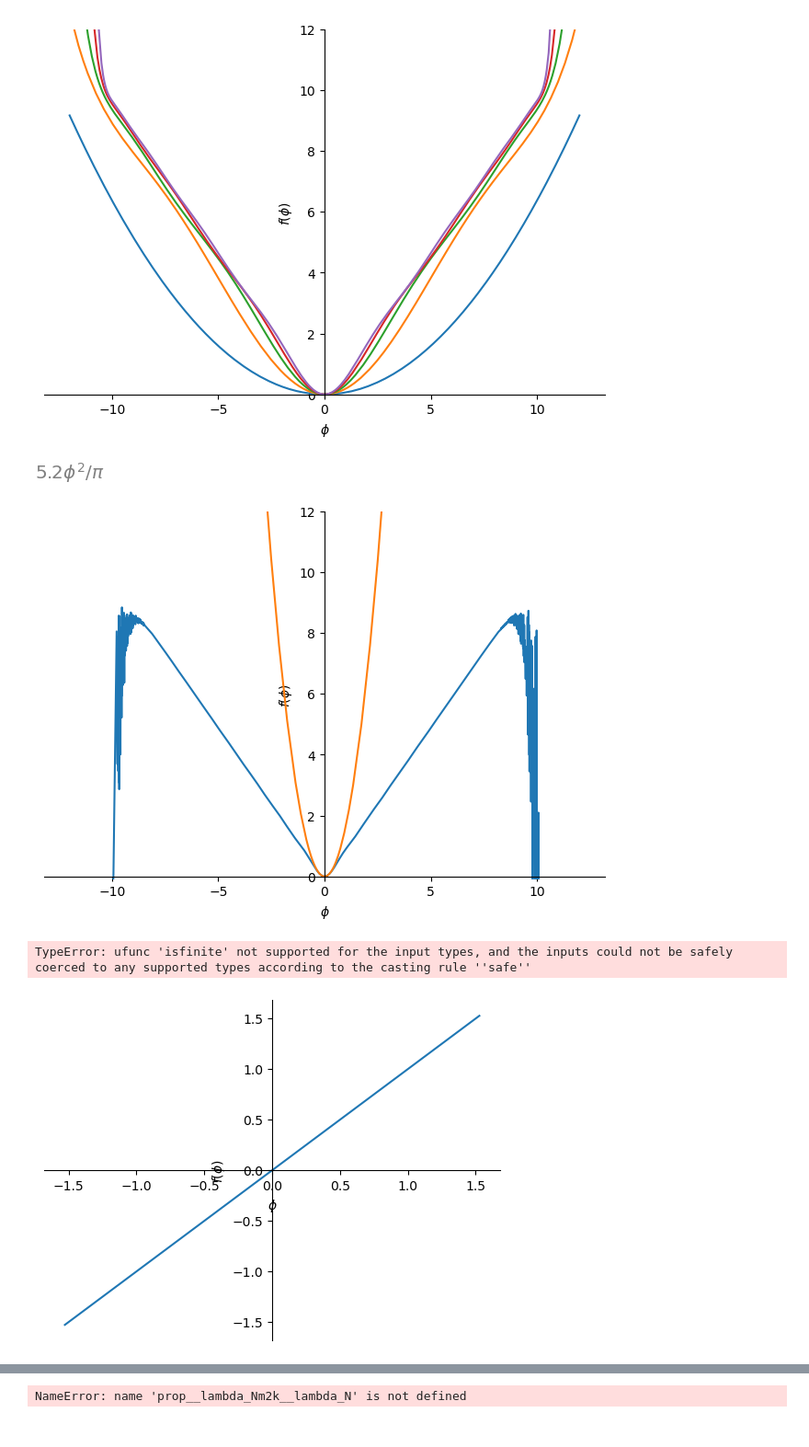
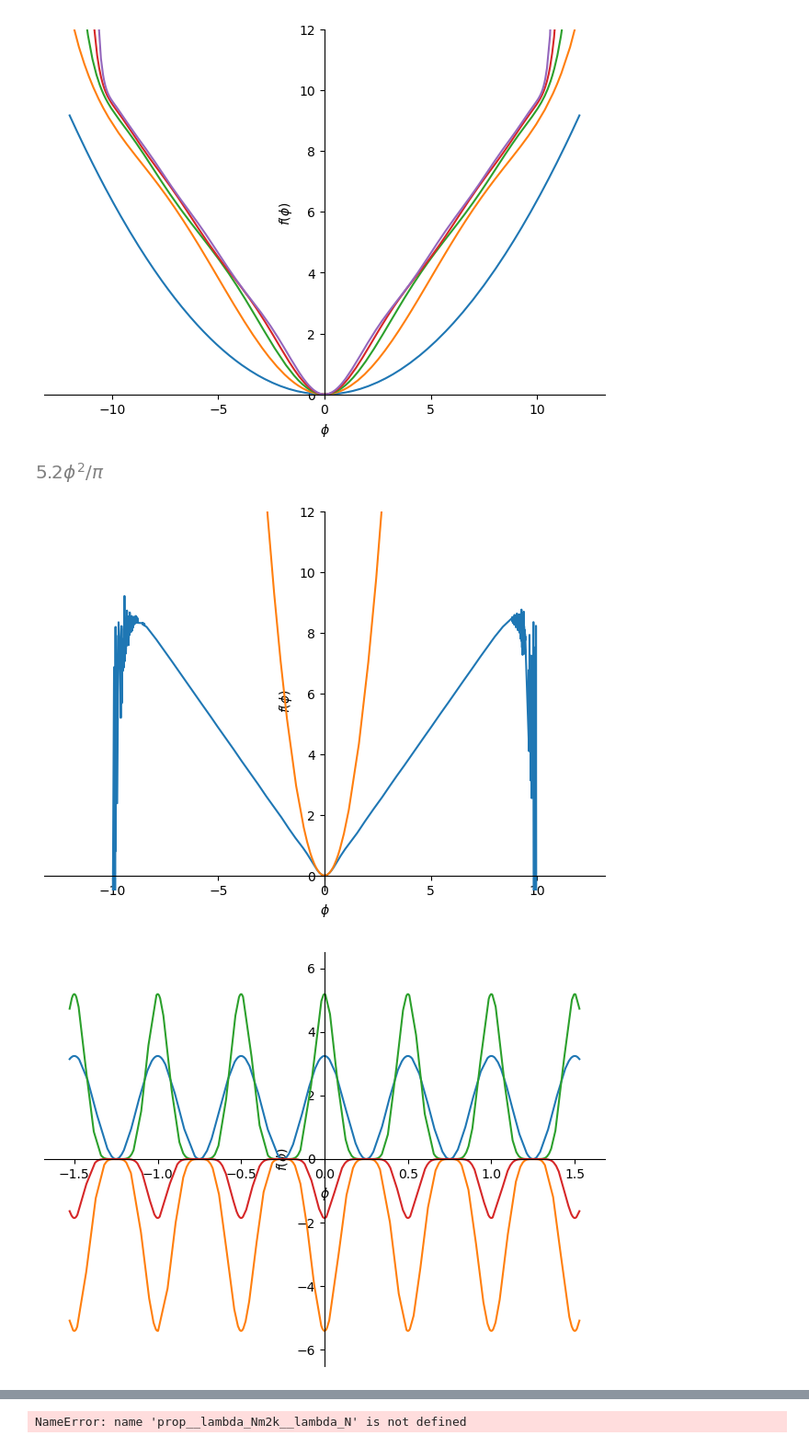
Before and after one commit to jstreibel/StudioSlab, a Jupyter notebook: Studios/Fields/Tools/DataAnalysis/ipynb/scribbles.ipynb, the cells around one changed output, grey strips where cells are left out. Shown: that part at 92% size. Saved outputs shown, nothing was run; the diff lists cells and outputs as text; code cells hidden in the pictures.

```diff
--- a/Studios/Fields/Tools/DataAnalysis/ipynb/scribbles.ipynb
+++ b/Studios/Fields/Tools/DataAnalysis/ipynb/scribbles.ipynb
@@ -383,27 +383,30 @@ mass_term = phi**2 * m2/2
 display(mass_term)
 plotty.extend(sp.plot(mass_term, (phi,-1.2*A_num,1.2*A_num), show=False))
 
-plotty.ylim = (-0.1, 1.2*A_num)
+plotty.ylim = (-0.5, 1.2*A_num)
 plotty.show()
 # %% [output]
 [figure]
-[figure, old version]
+[figure, new version]
 # %%
-A_num = 4/sp.pi
-N_num = 1
+A_num = float(4/sp.pi)
+N_num = 7
+
+assert(N_num%2 != 0)
+
+funky = A_num*sp.cos(2*sp.pi*phi)
 
 lambda_ = lambda_n(sp.Integer(1), A_num, N_num).rhs
-term = phi * lambda_
-plotty = sp.plot(term, (phi,-1.2*A_num,1.2*A_num), show=False)
+term = phi**2 * lambda_ / 2
+plotty = sp.plot(term.subs(phi, funky), (phi,-1.2*A_num,1.2*A_num), show=False)
 
-for n in range(1, N_num, 2):
+for n in range(3, N_num+1, 2):
     lambda_ = lambda_n(sp.Integer(n), A_num, N_num).rhs
-    term = phi**n * lambda_
-    plotty.extend(sp.plot(term, (phi,-1.2*A_num,1.2*A_num), show=False))
+    term = phi**(n+1) * lambda_ / (n+1)
+    plotty.extend(sp.plot(term.subs(phi, funky), (phi,-1.2*A_num,1.2*A_num), show=False))
 
-plotty.ylim = (-0.1, 1.2*A_num)
+plotty.ylim = (-1.2*A_num**N_num, 1.2*A_num**N_num)
 
 plotty.show()
 # %% [output]
-TypeError: ufunc 'isfinite' not supported for the input types, and the inputs could not be safely coerced to any supported types according to the casting rule ''safe''
-[figure, old version]
+[figure, new version]
```
Also changed, not shown: parts of 1 cell of this notebook, 7 other files.
